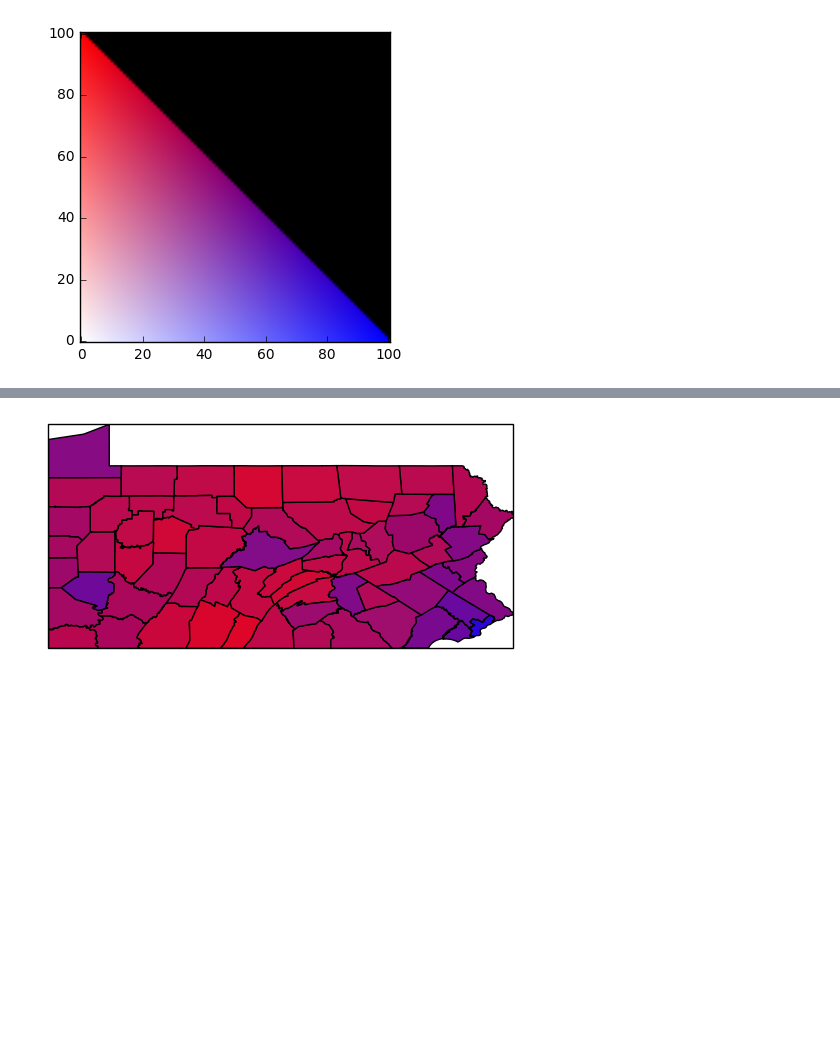
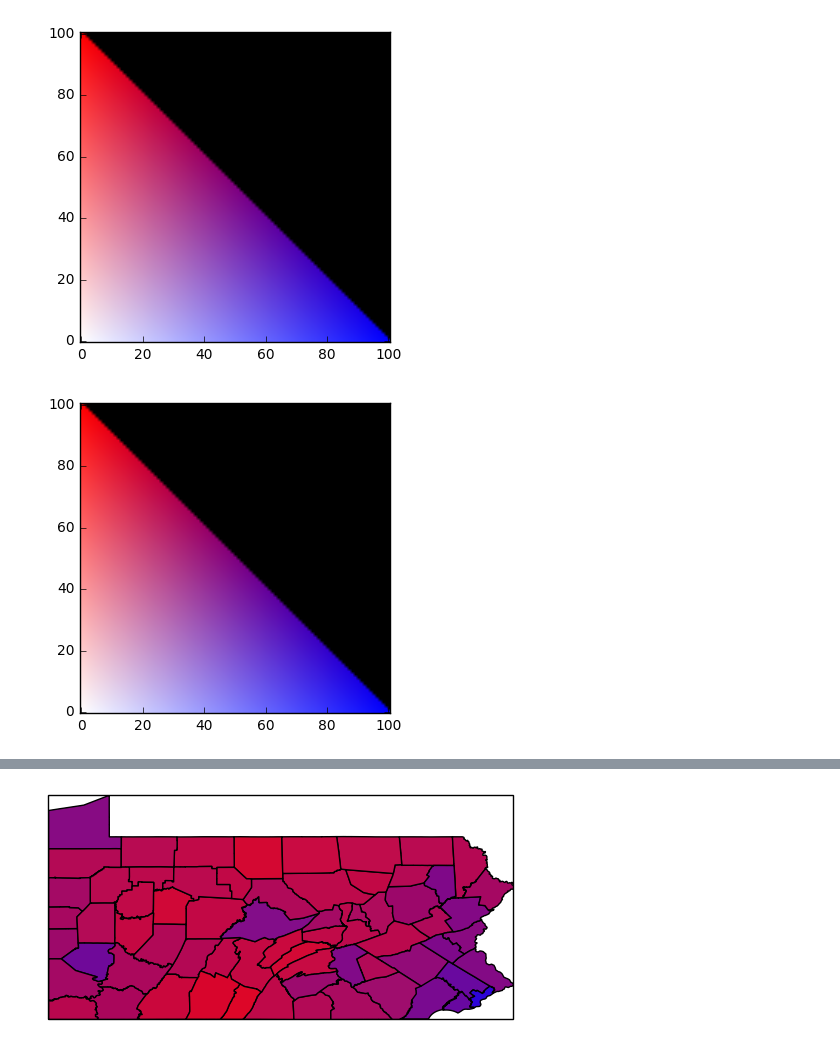
Before and after one commit to oderby/elections_2016, a Jupyter notebook: plot_pa.ipynb, the cells around one changed output, grey strips where cells are left out. Cells and saved outputs as stored; diff of their text form; code cells hidden in the pictures; blank space fills up the shorter version.

```diff
--- a/plot_pa.ipynb
+++ b/plot_pa.ipynb
@@ -436,30 +434,35 @@ plot_cmap(cmap)
 # %%
 # 2D colormap, as ternary plot
 # Barycentric coordinate approach (https://en.wikipedia.org/wiki/Barycentric_coordinate_system#Interpolation_on_a_triangular_unstructured_grid)
 # aka treat it as a ternary plot https://en.wikipedia.org/wiki/Ternary_plot
 
 def homogenize(points):
     n = len(points)
     res = np.array(points)
     return np.concatenate((res,np.ones((n,1))), axis=1)
 
 def gen_cmap(coords, colors):
     a = homogenize(coords).T
     def cmap(point):
         b = homogenize([point]).T
 #         bpoints = la.solve(a,b)
         bpoints = la.lstsq(a,b)[0]
 #         print(bpoints)
         if any(bpoints < -1e-08):
             return None
         return np.dot(bpoints.T,colors)[0]
     return cmap
 
 cmap = gen_cmap([[0,0], [100,0], [0,100]], [(1,1,1), (0,0,1), (1,0,0)])
 # cmap = gen_cmap([[0,0], [100,0], [0,100]], [(0.5,0,0.5), (0,0,1), (1,0,0)])
-cmap = gen_cmap([[0,0], [100,0], [0,100]], [(1,1,1), (0,0,1), (1,0,0)])
+# cmap = gen_cmap([[0,0], [100,0], [0,100]], [(1,1,1), (0,0,1), (1,0,0)])
+# cmap = gen_cmap([[0,0], [100,10]], [(1,0,1), (1,0,0)])
+# cmap = gen_cmap([[10,0], [100,0], [100,100], [10,100]], [(0,0,0), (0,0,1), (1,1,1), (1,0,0)])
 
-# plot_cmap(cmap)
+
+plot_cmap(cmap, filter= lambda x,y: True, foo=1)
+# %% [output]
+[figure, added]
 # %%
 import itertools as itools
 
```
Also changed, not shown: parts of 8 cells of this notebook.
